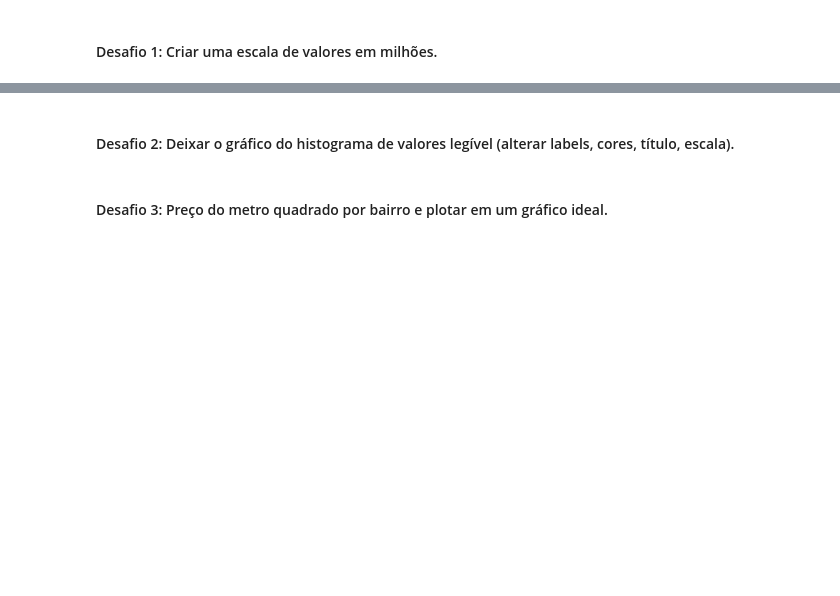
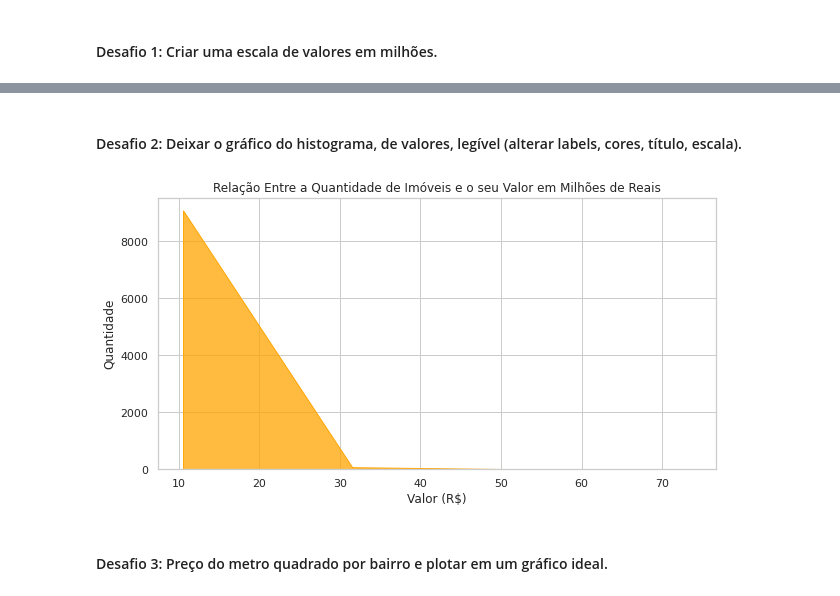
Before and after one commit to AlissonAnjos21/imersao_dados_alura, a Jupyter notebook: Aula_02_Imersão_de_Dados_04_Pesquisa_de_Imóveis_em_São_Paulo.ipynb, the cells around one changed output, grey strips where cells are left out. Saved outputs shown, nothing was run; the diff lists cells and outputs as text; code cells hidden in the pictures; blank space fills up the shorter version.

Commit message:
Aula 02 - Faltando os Desafios 4 e 5

```diff
--- a/Aula_02_Imersão_de_Dados_04_Pesquisa_de_Imóveis_em_São_Paulo.ipynb
+++ b/Aula_02_Imersão_de_Dados_04_Pesquisa_de_Imóveis_em_São_Paulo.ipynb
@@ -389,0 +422,4 @@ plt.show()
+# %%
+filtered_data['Valor_Imovel_float_milhao'] = filtered_data['Valor_Imovel_float'].apply(lambda x: x/1000000)
+
+filtered_data[['Valor_Imovel', 'Valor_Imovel_float', 'Valor_Imovel_float_milhao']].sample(21)
@@ -390,4 +449,14 @@ plt.show()
 # %% [markdown]
-#### Desafio 2: Deixar o gráfico do histograma de valores legível (alterar labels, cores, título, escala).
+#### Desafio 2: Deixar o gráfico do histograma, de valores, legível (alterar labels, cores, título, escala).
+# %%
+plt.figure(figsize = (10, 5))
+values_histogram = sns.histplot(data = filtered_data, x = 'Valor_Imovel_float_milhao', color = 'Orange', binwidth = 21, element = 'poly')
+values_histogram.set(title = 'Relação Entre a Quantidade de Imóveis e o seu Valor em Milhões de Reais')
+sns.set_style('whitegrid')
+values_histogram.set_xlabel('Valor (R$)')
+values_histogram.set_ylabel('Quantidade')
+plt.show()
+# %% [output]
+[figure, added]
 # %% [markdown]
 #### Desafio 3: Preço do metro quadrado por bairro e plotar em um gráfico ideal.
```
Also changed, not shown: parts of 15 cells of this notebook.
